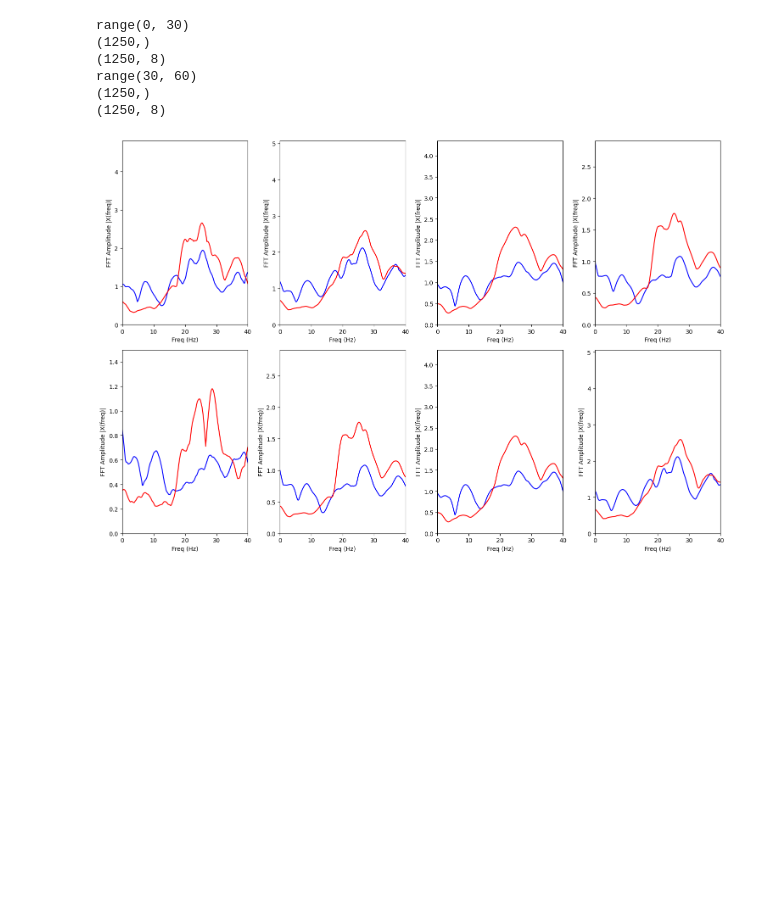
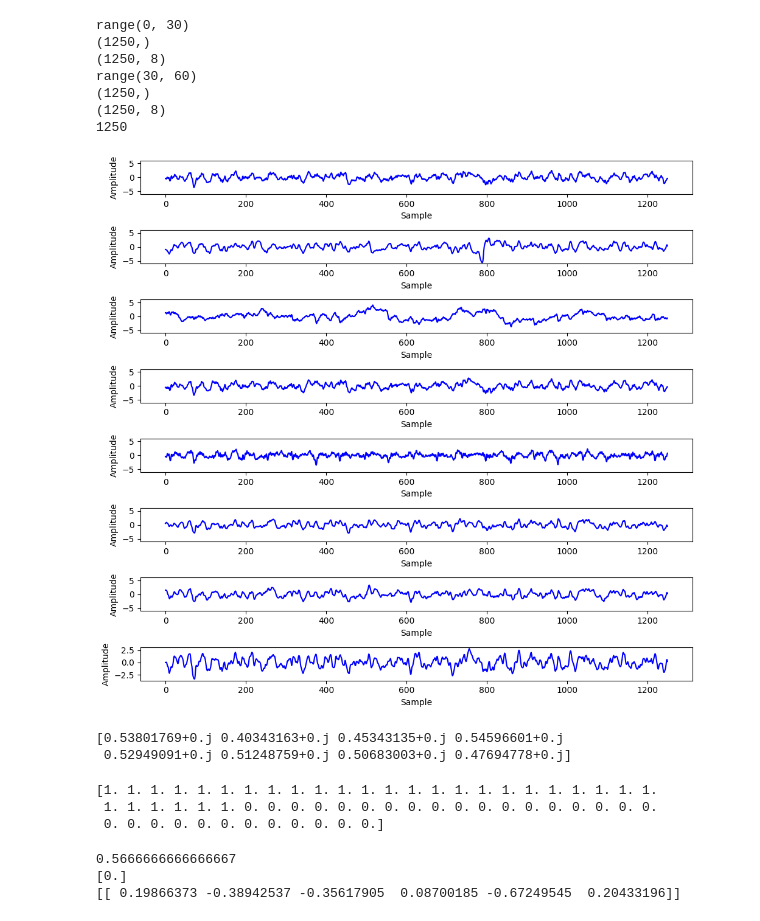
Before and after one commit to zacariabalkhy/MI_Project, a Jupyter notebook: Stream/Untitled.ipynb, the cells around one changed output. Drawn from its saved outputs; the diff is of its cells as text; code cells hidden in the pictures; blank space fills up the shorter version.

Commit message:
honing in on classification, need new data

```diff
--- a/Stream/Untitled.ipynb
+++ b/Stream/Untitled.ipynb
@@ -34,7 +35,7 @@ def loadSubjectData(datadir, subjectName):
     metaData = loadExpMetaData(subjectDir + "/" + subjectName + "ImageryMetadata.json")
     return df, metaData
 # %%
-rawData, metaData = loadSubjectData("C:/OpenBCI/MI_Project/Src/Stream/data", "Lizzie")
+rawData, metaData = loadSubjectData("C:/MI_Project/Stream/data", "Zacky")
 # %%
 """
 Input : raw trial data as a df with timestamp
@@ -88,12 +89,12 @@ def removeEyeBlinkArtifacts(arr, refChannel):
 Input:
     - channel : signal to filter
 Operation:
-    - applies 2-250 hz bandpass and band stop around 60 hz to eliminate powerline noise
+    - applies 2-100 hz bandpass and band stop around 60 hz to eliminate powerline noise
 Returns:
     - filtered signal
 """
 def filterChannel(channel):
-    bandpassed = Filter.butter_bandpass_filter(channel, 2, 10, 250, 1)
+    bandpassed = Filter.butter_bandpass_filter(channel, 2, 25, 250, 1)
     bandstopped = Filter.butter_bandstop_filter(bandpassed, 59, 61, 250, 1)
     return bandstopped
 
@@ -214,20 +215,44 @@ def plotFreqPowerForAllChannels(rfreqs, rfreqAmplitudes, lfreqs, lfreqAmplitudes
 
     plt.tight_layout()
     plt.show()
+
+def plotTimeseries(arr):
+    print(arr.shape[0])
+    time = np.arange(arr.shape[0])
+    plt.figure(figsize=(10,10))
+    i = 1
+    for i in range(arr.shape[1]):
+        plt.ylim((-6,6))
+        plt.subplot(9, 1, i+1)
+        plt.plot(time, arr[:,i], "b")
+        plt.xlabel('Sample')
+        plt.ylabel('Amplitude')
+        plt.tight_layout()
+    plt.show()
+
+def plotTrialChannels(rightChannel1, rightChannel2, leftChannel1, leftChannel2):
+    plt.ylim((-2,2))
+    plt.xlim((-2,2))
+    plt.plot(rightChannel1, rightChannel2, 'bo')
+    plt.plot(leftChannel1, leftChannel2, 'ro')
+    plt.show()
 # %%
 rightFreqs, rightFreqAmplitudes = calculateAvgPowerforTrialType(scaledTrialData, "right")
 leftFreqs, leftFreqAmplitudes = calculateAvgPowerforTrialType(scaledTrialData, "left")
 
 
-plotFreqPowerForAllChannels(rightFreqs, rightFreqAmplitudes, leftFreqs, leftFreqAmplitudes)
+#plotFreqPowerForAllChannels(rightFreqs, rightFreqAmplitudes, leftFreqs, leftFreqAmplitudes)
+
+plotTimeseries(scaledTrialData[0])
 # %% [output]
 range(0, 30)
 (1250,)
 (1250, 8)
 range(30, 60)
 (1250,)
 (1250, 8)
+1250
-[figure, old version]
+[figure, new version]
 # %%
 """
 Input:
@@ -292,10 +330,52 @@ def applySpatialFilter(filter, arr):
 # %%
+#Transform data
+
 rightCovar = calculateCovarianceEstimate(scaledTrialData[:30])
 leftCovar = calculateCovarianceEstimate(scaledTrialData[30:])
+### calculate generalized eigenvalues of covariance matrices
 eigvals, eigvecs = calculateGeneralizedEigenVectors(rightCovar, leftCovar)
+print(eigvals)
 spatialFilter = createFilter(eigvecs, 3)
 
 spatialFilteredTrials = []
 for trial in scaledTrialData:
     spatialFilteredTrials.append(applySpatialFilter(spatialFilter, trial))
 spatialFilteredTrials = np.array(spatialFilteredTrials)
+# %% [output]
+[0.53801769+0.j 0.40343163+0.j 0.45343135+0.j 0.54596601+0.j
+ 0.52949091+0.j 0.51248759+0.j 0.50683003+0.j 0.47694778+0.j]
+# %%
+# calculate features for data
+
+feature_data = []
+for trial in spatialFilteredTrials:
+    trial = trial.T
+    features = []
+    for filteredChannel in trial:
+        power = np.matmul(filteredChannel, filteredChannel.T)
+        logPower = np.log(power)
+        features.append(logPower)
+    features = np.array(features)
+    feature_data.append(features)
+feature_data = np.array(feature_data)
+
+Y_right = np.ones(30)
+Y_left = np.zeros(30)
+Y = np.concatenate((Y_right, Y_left))
+print(Y)
+# %% [output]
+[1. 1. 1. 1. 1. 1. 1. 1. 1. 1. 1. 1. 1. 1. 1. 1. 1. 1. 1. 1. 1. 1. 1. 1.
+ 1. 1. 1. 1. 1. 1. 0. 0. 0. 0. 0. 0. 0. 0. 0. 0. 0. 0. 0. 0. 0. 0. 0. 0.
+ 0. 0. 0. 0. 0. 0. 0. 0. 0. 0. 0. 0.]
+# %%
+#create classifier
+from sklearn.linear_model import LogisticRegression
+classifier = LogisticRegression(solver='liblinear', random_state=0)
+classifier.fit(feature_data, Y)
+print(classifier.score(feature_data, Y))
+print(classifier.predict(feature_data[0].reshape(1, -1)))
+print(classifier.coef_)
+# %% [output]
+0.5666666666666667
+[0.]
+[[ 0.19866373 -0.38942537 -0.35617905  0.08700185 -0.67249545  0.20433196]]
```
Also changed, not shown: parts of 5 cells of this notebook.
